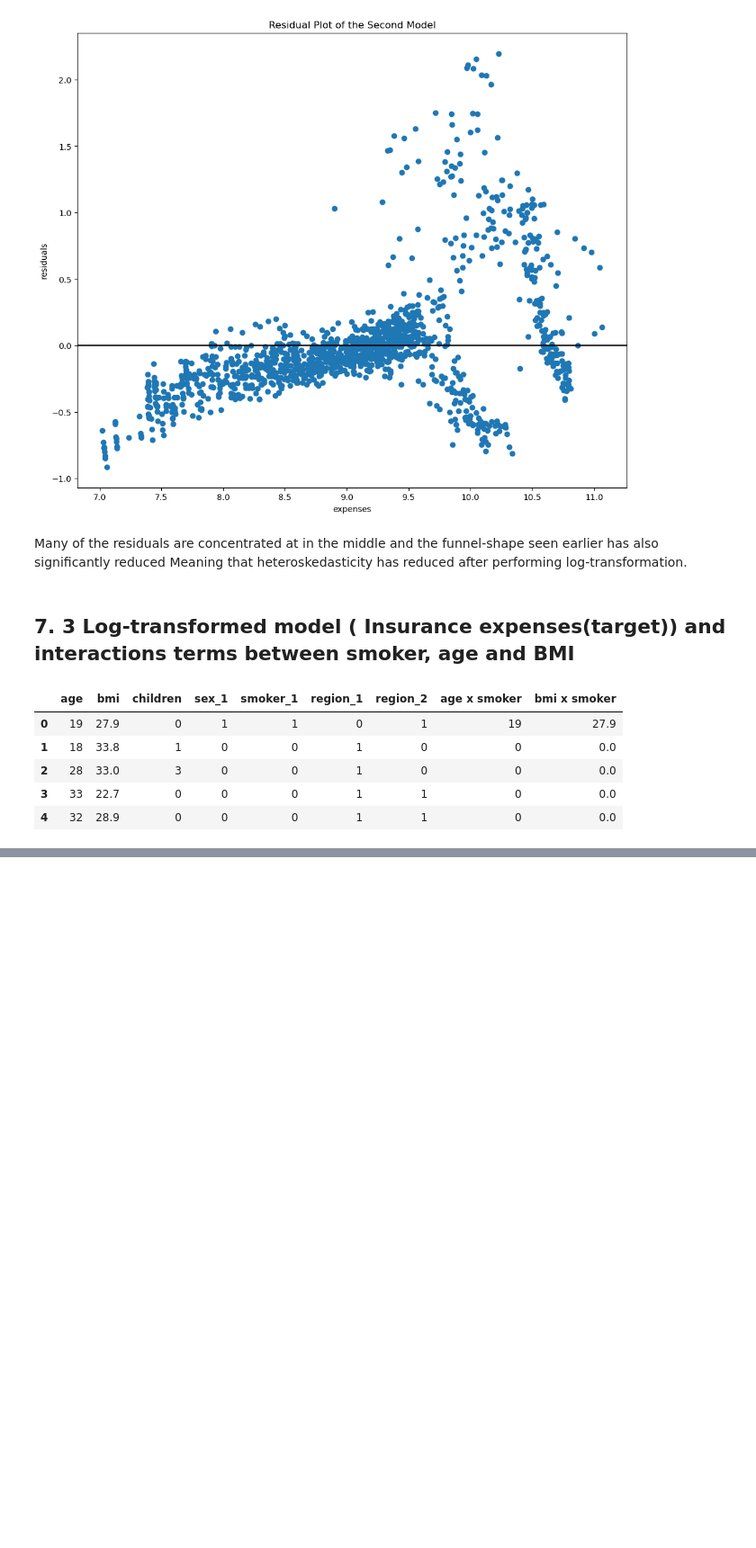
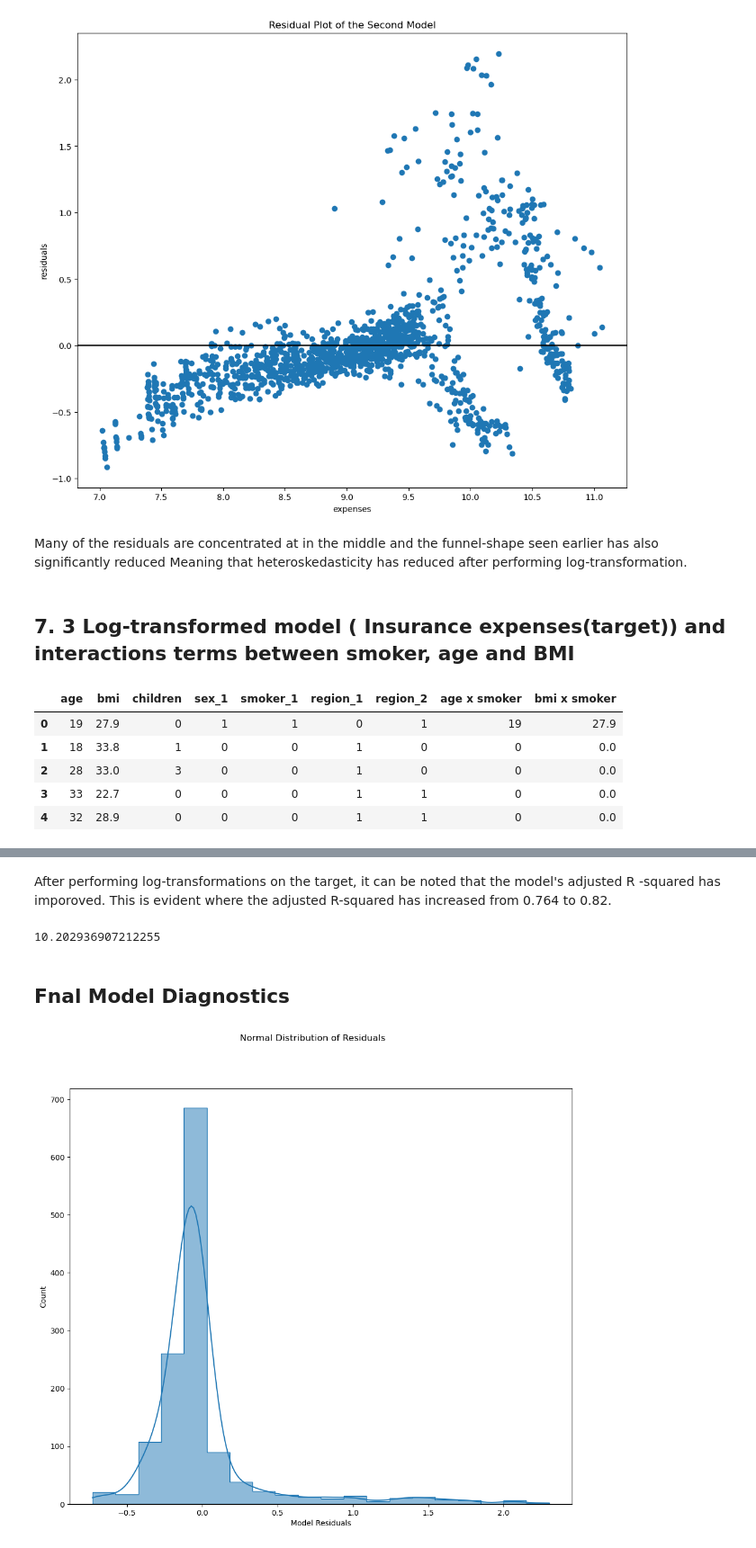
Before and after one commit to George-Mbugua/Predicting-Insurance-Premiums-A-Multiple-Linear-Regression-Model, a Jupyter notebook: Untitled-1.ipynb, the cells around one changed output, grey strips where cells are left out. Shown at 90% size. Saved outputs shown, nothing was run; the diff lists cells and outputs as text; code cells hidden in the pictures; blank space fills up the shorter version.

```diff
--- a/Untitled-1.ipynb
+++ b/Untitled-1.ipynb
@@ -735,3 +735,21 @@ OLS Regression Results
 | Kurtosis: | 13.366 | Cond. No. | 744. |
 Notes:
 [1] Standard Errors assume that the covariance matrix of the errors is correctly specified.
+# %% [markdown]
+After performing log-transformations on the target, it can be noted that the model's adjusted R -squared has imporoved. This is evident where the adjusted R-squared has increased from 0.764 to 0.82.
+# %%
+# Computing the mean absolute percentage error
+y_pred_inter = results_3.predict(sm.add_constant(X_3))
+np.exp(mape(y_log, y_pred_inter))
+# %% [output]
+10.202936907212255
+# %% [markdown]
+## Fnal Model Diagnostics
+# %%
+# Testing Normality
+fig, ax = plt.subplots(figsize=(12,10))
+sns.histplot(results_3.resid, bins=20, element="step", kde=True, ax=ax)
+ax.set_xlabel("Model Residuals")
+fig.suptitle("Normal Distribution of Residuals");
+# %% [output]
+[figure, added]
```
Also changed, not shown: parts of 9 cells of this notebook.
